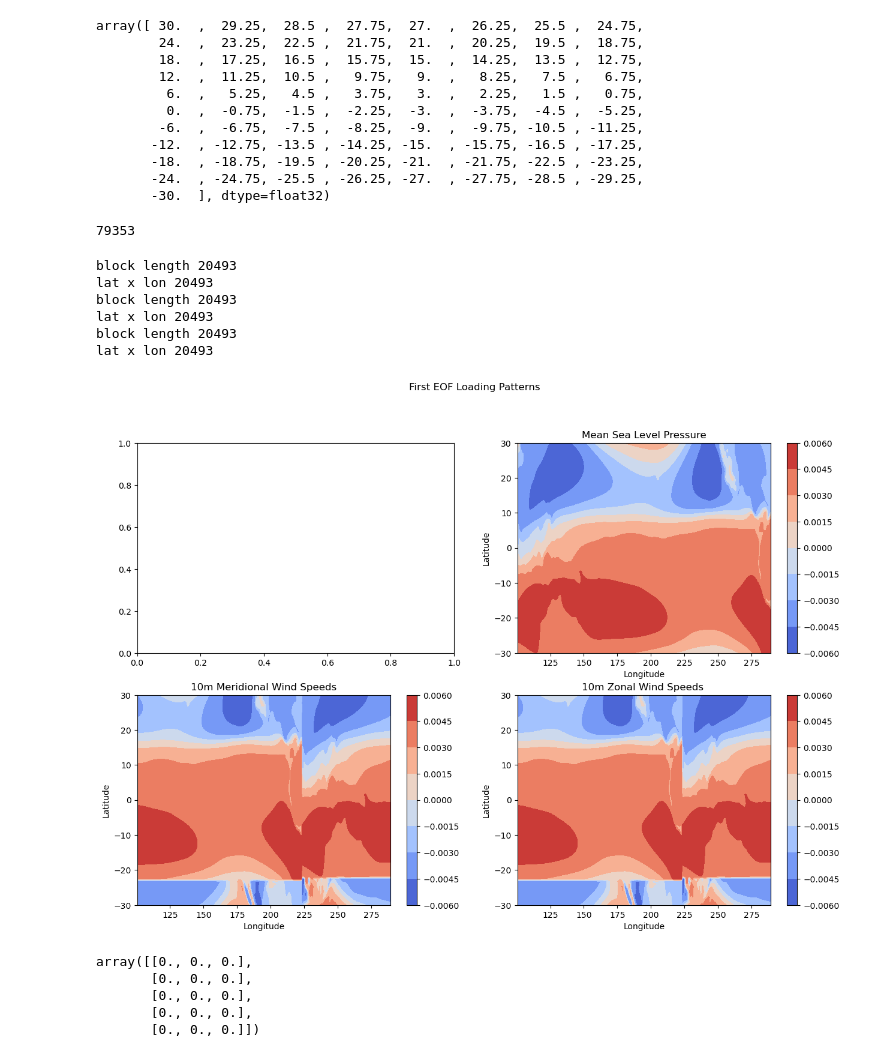
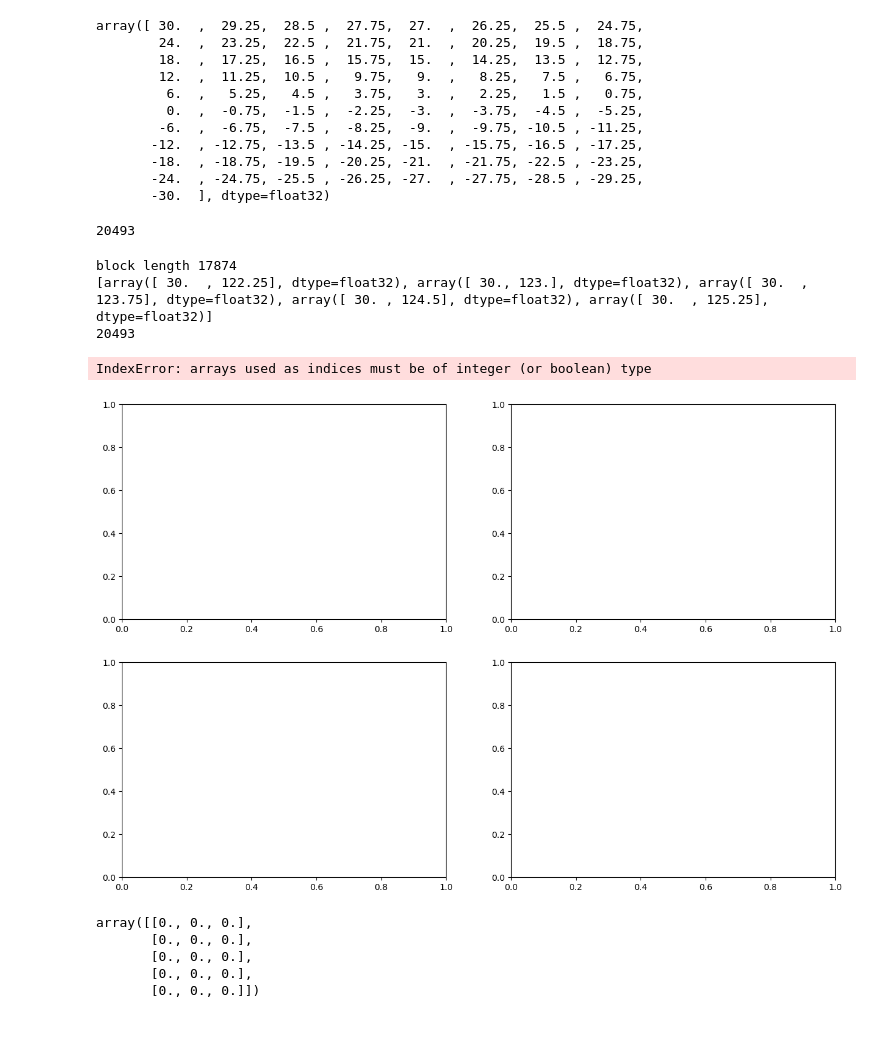
Before and after one commit to anya-gray/Climatology, a Jupyter notebook: SeaCoordinates.ipynb, the cells around one changed output. Cells and saved outputs as stored; diff of their text form; code cells hidden in the pictures; blank space fills up the shorter version.

```diff
--- a/SeaCoordinates.ipynb
+++ b/SeaCoordinates.ipynb
@@ -354,11 +354,10 @@ sst_sep = sst_sea.unstack('space')
 sst_lat = sst_sep['latitude'].to_numpy()
 sst_lon = sst_sep['longitude'].to_numpy()
 # sst_sep
-# %%
-t = np.array([ [1,2,3,4,5,6,7,8]]).reshape(2,4)
-len(eofs[0])
-# %% [output]
-79353
+# %%
+len(msl_normalised[1])
+# %% [output]
+20493
 # %%
 # function to plot the loading patterns (contour maps) of the EOF analyses
 # INPUT: loadings = eofs[0] output from the solver
@@ -375,34 +374,33 @@ def plot_loadingPatterns(loadings):
              "10m Meridional Wind Speeds",
              "10m Zonal Wind Speeds "]
 
-    # how far along the matrix we need to go for each variable (word better)
-    data = [sst_normalised[1],
-                 msl_normalised[1],
-                 u10_normalised[1],
-                 v10_normalised[1] ]
+    # defining the endpoints to each of the blocks for plotting
+    slices = [0, len(sst_normalised[1]), len(msl_normalised[1]), len(u10_normalised[1]), len(v10_normalised[1])]
 
-    # holds the final coordinate dimensions for plotting
-    shapes = [sst_sea,
-              msl_red,
-              u10_red,
-              v10_red]
+    # initialise start and end points for slicing the
+    start = slices[0]
+    end = slices[1]
 
-    # plot each of the loading patterns
-    for i in range(1,4):
+    # print("total length:", len(loadings))
 
-        # look at this particular eof
-        eof_i = loadings
+    # plot the loading patterns
+    for i in range(4):
 
-        # relevant number of points for the ith dataset
-        numpoints_i = data[i]
+        # print("\n\n", f"iteration {i} \n\n", "start:", start, "end:", end)
 
         # extract section of the data matrix relevant for this variable: has dims (1, lon x lat)
         # using the dimensions of the normalised datasets, since they have dims (time, lon x lat)
         if i == 0:
-            block = eof_i[:numpoints_i.shape[0]]
-            print(type(block))
+            # continue
+            block = loadings[start:end]
+            print("block length", len(block))
 
+            coords = []
+            for i in range(len(sst_sea)):
+                c = sst_sea.space[i]
 
+                coords.append( np.array(c.values.tolist()) )
+            print(coords[:5])
             # need to put the sst points back onto their actual coordinates
             canvas = np.zeros( [len(lat), len(lon)] )
 
@@ -413,48 +411,48 @@ def plot_loadingPatterns(loadings):
                 for y in sst_lat:
                     ind_x = int(np.where(lon == x)[0][0])
                     ind_y = int(np.where(lat == y)[0][0])
                     coords.append([ind_x, ind_y])
             print(len(coords))
-            # rows, cols = sst_lon, sst_lat
-            # canvas[rows,cols] = block
+            rows, cols = sst_lon, sst_lat
+            canvas[rows,cols] = block
 
             # # reshape the block into loading pattern on physical coordinate grid of 30N-30S, 100E-70W
-            # spatial = canvas
+            spatial = canvas
 
         else:
 
             # select the block of data corresponding to this variable
-            start = data[i-1].shape[0]
-            end = data[i-1].shape[0] + numpoints_i.shape[0]
-            block = eof_i[start:end]
+            block = loadings[start:end]
+
             print("block length", len(block))
-            print("lat x lon", len(lat)*len(lon))
+            # print("lat x lon", len(lat)*len(lon))
 
             # reshape the block into loading pattern on physical coordinate grid of 30N-30S, 100E-70W
             spatial = block.reshape( len(lat), len(lon) )
 
-
+        start = end
+        if i<3:
+            end += slices[i+2]
 
         # contour plot of the loading pattern
         T = ax[i].contourf(lon, lat, spatial, cmap='coolwarm')
         ax[i].set_title(names[i])
         ax[i].set_xlabel('Longitude')
         ax[i].set_ylabel('Latitude')
         plt.colorbar(T, ax=ax[i])
 
+
     # need to add a colourbar
     plt.suptitle("First EOF Loading Patterns")
     plt.show()
 
 plot_loadingPatterns(eofs[0])
 # %% [output]
-block length 20493
-lat x lon 20493
-block length 20493
-lat x lon 20493
-block length 20493
-lat x lon 20493
+block length 17874
+[array([ 30.  , 122.25], dtype=float32), array([ 30., 123.], dtype=float32), array([ 30.  , 123.75], dtype=float32), array([ 30. , 124.5], dtype=float32), array([ 30.  , 125.25], dtype=float32)]
+20493
+IndexError: arrays used as indices must be of integer (or boolean) type
-[figure, old version]
+[figure, new version]
 # %%
 x = np.zeros([5,3])
 x
```
Also changed, not shown: parts of 6 cells of this notebook.
